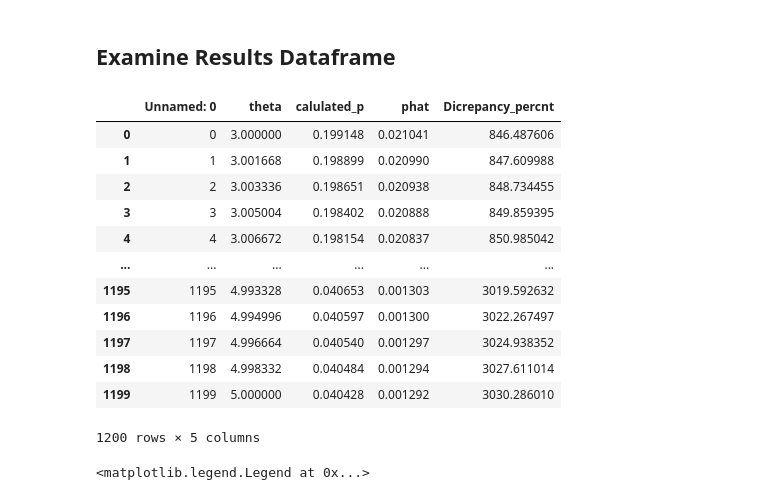
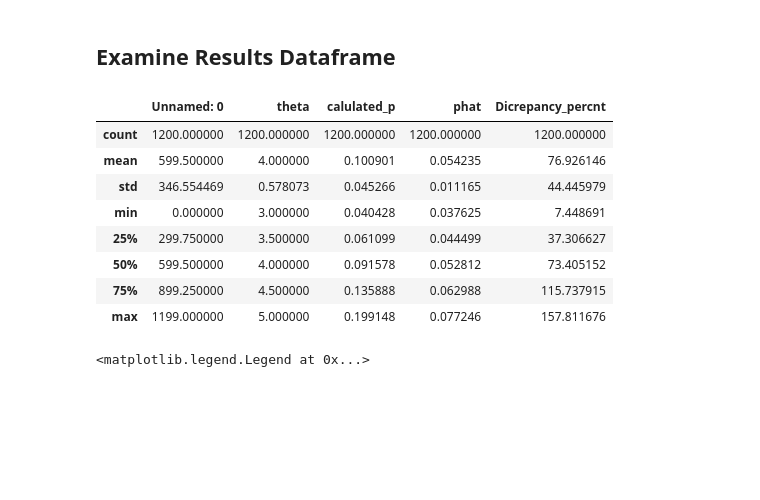
Before and after one commit to AliAlkadhim/LFI_HEP, a Jupyter notebook: Examine_Generated_Data.ipynb, the cells around one changed output. Saved outputs shown, nothing was run; the diff lists cells and outputs as text; code cells hidden in the pictures; blank space fills up the shorter version.

```diff
--- a/Examine_Generated_Data.ipynb
+++ b/Examine_Generated_Data.ipynb
@@ -25,21 +25,17 @@ mp.rc('text', usetex=True)
 mp.rc('lines', linewidth=4)
 # %%
 inference_df = pd.read_csv('data/results/inference_df.csv')
-inference_df
+inference_df.describe()
 # %% [output]
 |  | Unnamed: 0 | theta | calulated_p | phat | Dicrepancy_percnt |
-| 0 | 0 | 3.000000 | 0.199148 | 0.021041 | 846.487606 |
-| 1 | 1 | 3.001668 | 0.198899 | 0.020990 | 847.609988 |
-| 2 | 2 | 3.003336 | 0.198651 | 0.020938 | 848.734455 |
-| 3 | 3 | 3.005004 | 0.198402 | 0.020888 | 849.859395 |
-| 4 | 4 | 3.006672 | 0.198154 | 0.020837 | 850.985042 |
-| ... | ... | ... | ... | ... | ... |
-| 1195 | 1195 | 4.993328 | 0.040653 | 0.001303 | 3019.592632 |
-| 1196 | 1196 | 4.994996 | 0.040597 | 0.001300 | 3022.267497 |
-| 1197 | 1197 | 4.996664 | 0.040540 | 0.001297 | 3024.938352 |
-| 1198 | 1198 | 4.998332 | 0.040484 | 0.001294 | 3027.611014 |
-| 1199 | 1199 | 5.000000 | 0.040428 | 0.001292 | 3030.286010 |
+| count | 1200.000000 | 1200.000000 | 1200.000000 | 1200.000000 | 1200.000000 |
+| mean | 599.500000 | 4.000000 | 0.100901 | 0.054235 | 76.926146 |
+| std | 346.554469 | 0.578073 | 0.045266 | 0.011165 | 44.445979 |
+| min | 0.000000 | 3.000000 | 0.040428 | 0.037625 | 7.448691 |
+| 25% | 299.750000 | 3.500000 | 0.061099 | 0.044499 | 37.306627 |
+| 50% | 599.500000 | 4.000000 | 0.091578 | 0.052812 | 73.405152 |
+| 75% | 899.250000 | 4.500000 | 0.135888 | 0.062988 | 115.737915 |
+| max | 1199.000000 | 5.000000 | 0.199148 | 0.077246 | 157.811676 |
-1200 rows × 5 columns
 # %%
 plt.scatter(inference_df.theta, inference_df.calulated_p, label='calculated p-value')
 # plt.scatter(inference_df.theta, inference_df.phat, label=r'$\hat{p}$')
```
Also changed, not shown: 17 other files.
